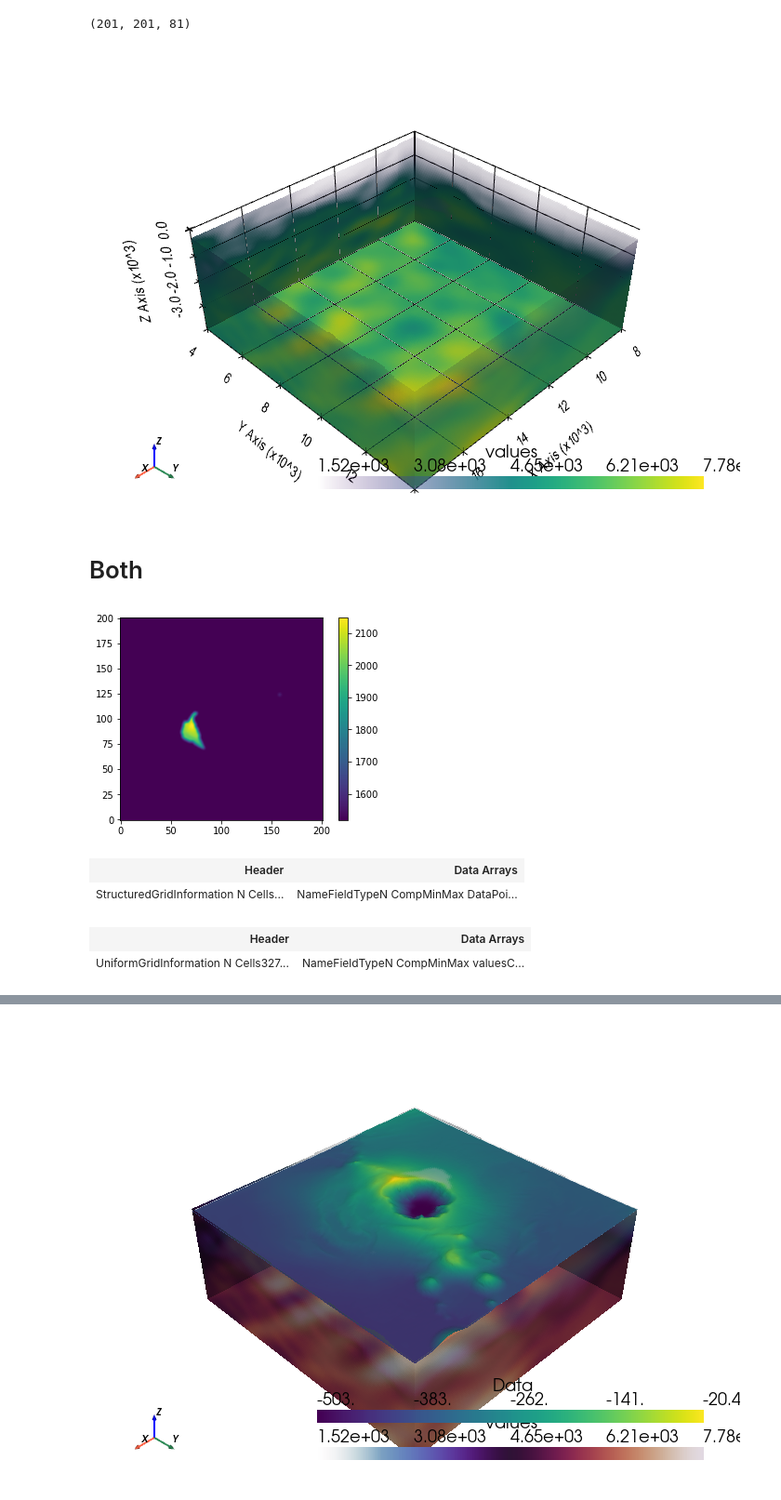
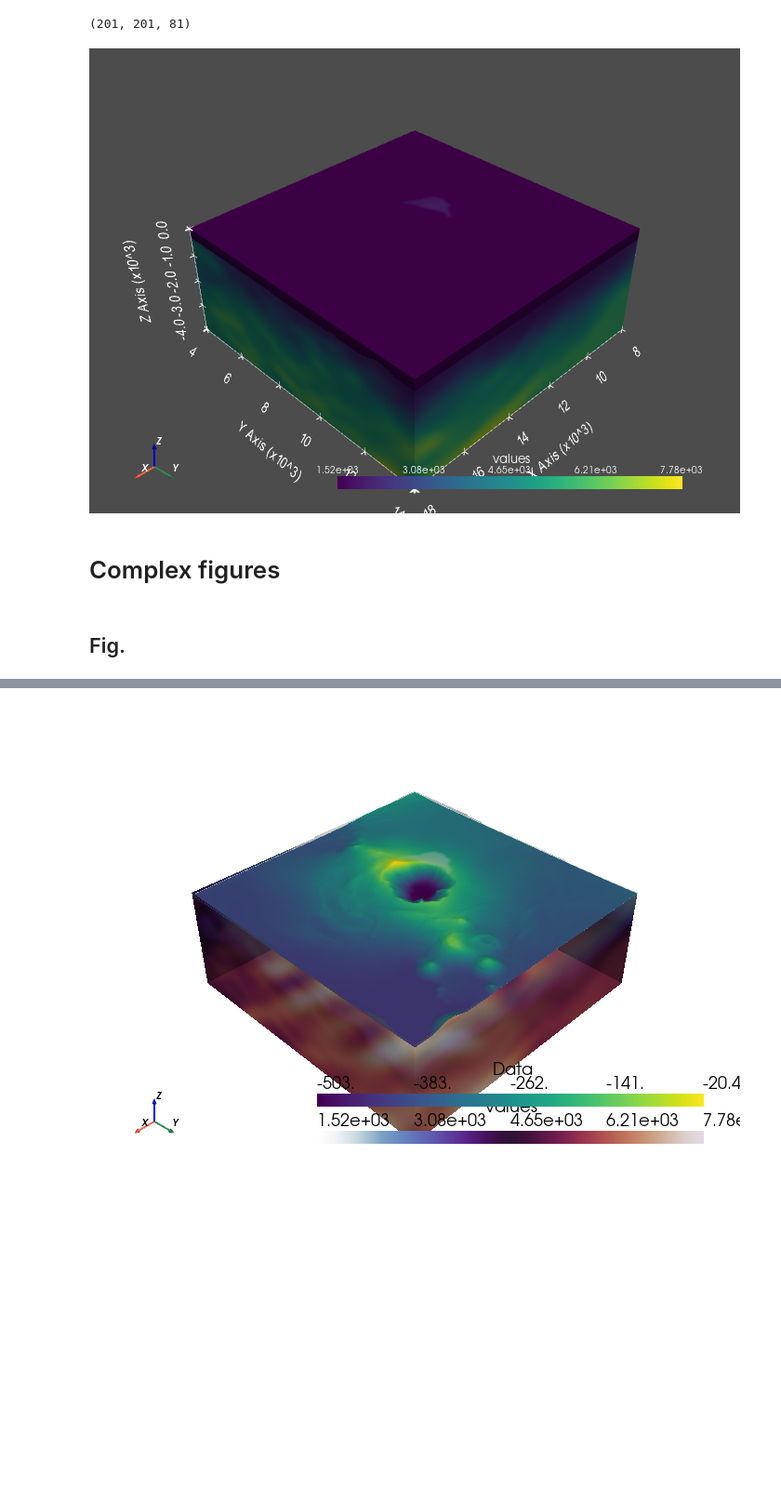
Before and after one commit to kmch/pyvista-examples, a Jupyter notebook: notebooks/myown/basics.ipynb, the cells around one changed output, grey strips where cells are left out. Shown at 93% size. Saved outputs shown, nothing was run; the diff lists cells and outputs as text; code cells hidden in the pictures; blank space fills up the shorter version.

```diff
--- a/notebooks/myown/basics.ipynb
+++ b/notebooks/myown/basics.ipynb
@@ -223,3 +284,7 @@ class Plotter(BasePlotter)
+# %%
+p.camera_position = [(418.3, 659., 53.8),
+                     (90.2, 111.5, 90.0),
+                     (0.03, 0.05, 1.0)]
 # %%
 help(pv.Plotter.set_viewup)
 # %% [output]
@@ -506,0 +605,18 @@ p.show(
+# %%
+ug = Ug(dvp_arr[160], extent=extent_vp, cell_data=0)
+
+p = Pl()
+# p.add_mesh(ug, opacity=0.6)
+sls = ug.slice_orthogonal(x=13.25e3, y=8.75e3, z=-2.5e3)
+crs = [ug.contour([i]) for i in np.arange(-1.5e3,-800, 100)]
+p.add_mesh(ug.clip(normal=(1,0,0), invert=1), opacity=1)
+p.add_mesh(bt.clip(normal=(1,0,0), invert=1), opacity=1)
+p.add_mesh(bt.clip(normal=(0,1,0), invert=1), opacity=1)
+# for sl in sls:
+#     p.add_mesh(sl, cmap='hot_r')
+for i, cr in enumerate(crs):
+    try:
+        p.add_mesh(cr, opacity=1-i*0.1, cmap='hot_r')
+    except ValueError:
+        continue
+p.show()
@@ -679,0 +840,3 @@ v
+# %%
+ug = Ug(vp, extent=extent_vp)
+ug.show()
@@ -694,36 +882,21 @@ op.shape
 # %% [output]
 (201, 201, 81)
 # %%
-# plot,
-p = pv.Plotter(off_screen=True)
-p.add_mesh(ug, opacity=[0,1, 1]) #op.flatten('F'))
-p.show_grid()
-# p.view_zx()
-p.show_axes()
-p.show()
+# plot
+# for i in range(2,30,5):
+for i in [100]:
+    p = pv.Plotter(off_screen=True)
+#     p.enable_depth_peeling(i)
+    p.disable_depth_peeling()
+#     p.add_mesh(ug, opacity=op.flatten('F'))
+    p.add_mesh(ug, opacity=1)
+    p.show_grid()
+    # p.view_zx()
+    p.show_axes()
+    p.show()
 # %% [output]
-[figure, old version]
+[figure, new version]
+# %% [markdown]
+# Complex figures
 # %% [markdown]
-# Both
+## Fig.
-# %%
-# data
-fname = '../../data/p14-CP00160-Vp_x8000_18000_y4000_14000_z0_4000_shape201x201x81.mmp'
-v = np.memmap(fname, dtype=np.float32, shape=(201,201,81))
-x1, x2, y1, y2, z1, z2 = 8e3, 18e3, 4e3, 14e3, 0, -4e3
-extent = [[x1, x2], [y1, y2], [z1, z2]]
-plt.imshow(v[...,0].T)
-plt.gca().invert_yaxis()
-plt.colorbar()
-ug = np2ug(v, extent)
-# %% [output]
-[figure, removed]
-# %%
-sg
-# %% [output]
-| Header | Data Arrays |
-| StructuredGridInformation N Cells... | NameFieldTypeN CompMinMax DataPoi... |
-# %%
-ug
-# %% [output]
-| Header | Data Arrays |
-| UniformGridInformation N Cells327... | NameFieldTypeN CompMinMax valuesC... |
```
Also changed, not shown: parts of 56 cells of this notebook.
